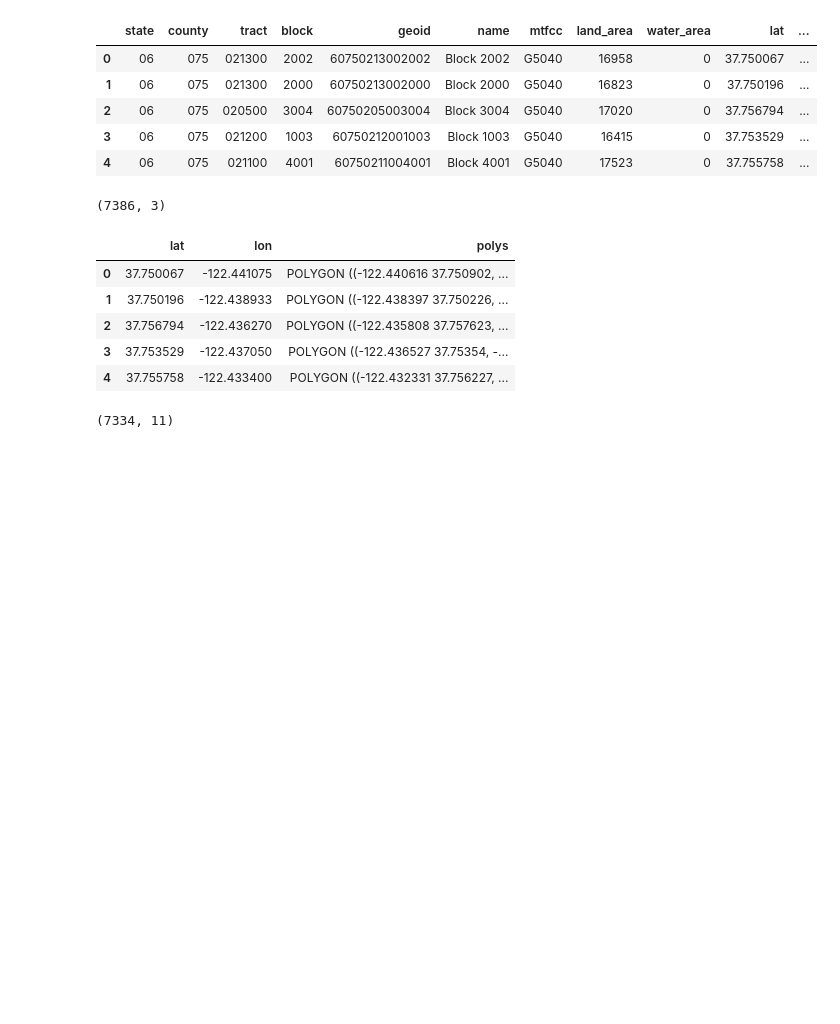
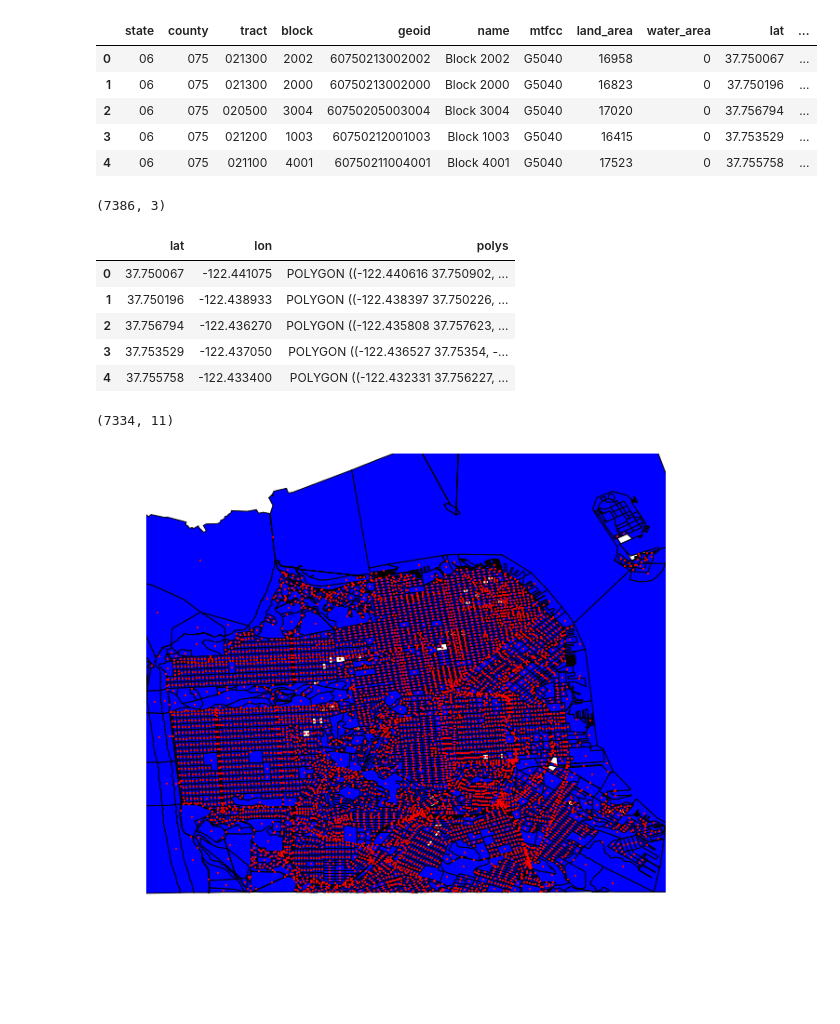
Before and after one commit to crupley/hoodie-development, a Jupyter notebook: explore/shapefile polygons.ipynb, the cells around one changed output. Saved outputs shown, nothing was run; the diff lists cells and outputs as text; code cells hidden in the pictures; blank space fills up the shorter version.

```diff
--- a/explore/shapefile polygons.ipynb
+++ b/explore/shapefile polygons.ipynb
@@ -108,3 +111,14 @@ rdf.head()
 print df.shape
 # %% [output]
 (7334, 11)
+# %%
+df.plot(kind='scatter', x='lon', y='lat', linewidths=0, figsize=(10,10), s=5, c='red')
+plt.axis('equal')
+plt.axis('off')
+plt.margins(0)
+ax = plt.gca()
+for i in df.index:
+    patch = PolygonPatch(rdf.polys.ix[i], zorder=-1)
+    ax.add_patch(patch)
+# %% [output]
+[figure, added]
```
Also changed, not shown: parts of 29 cells of this notebook, 2 other files.
